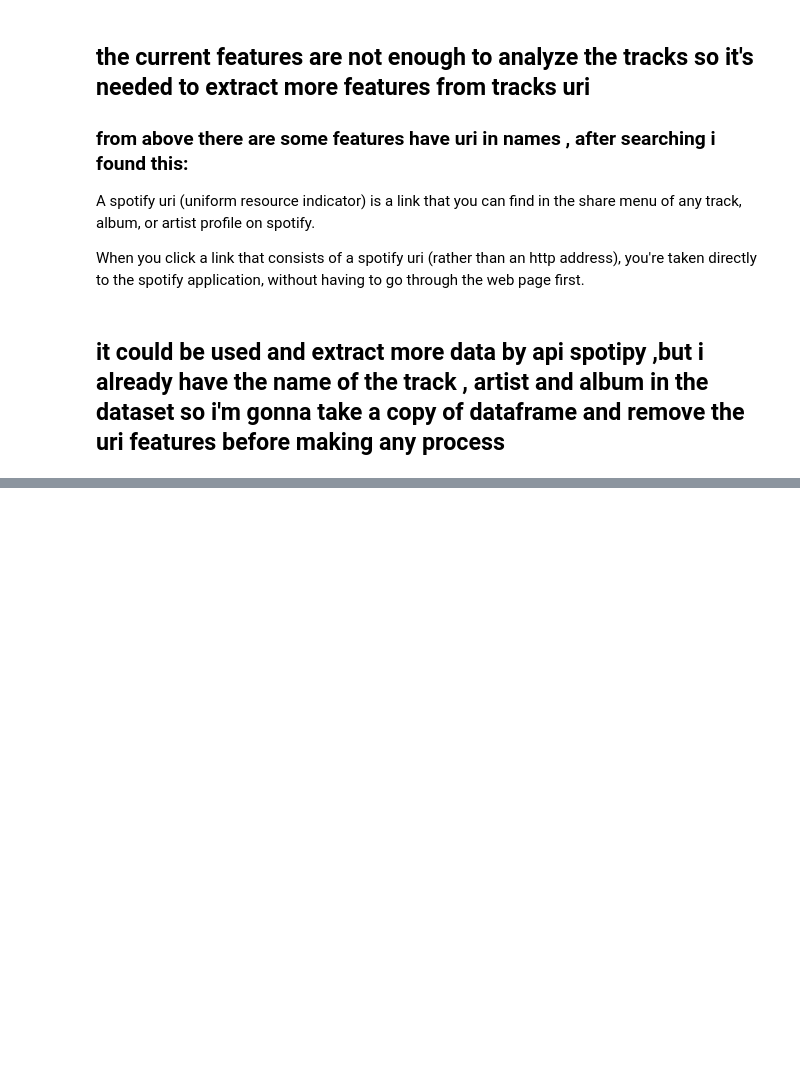
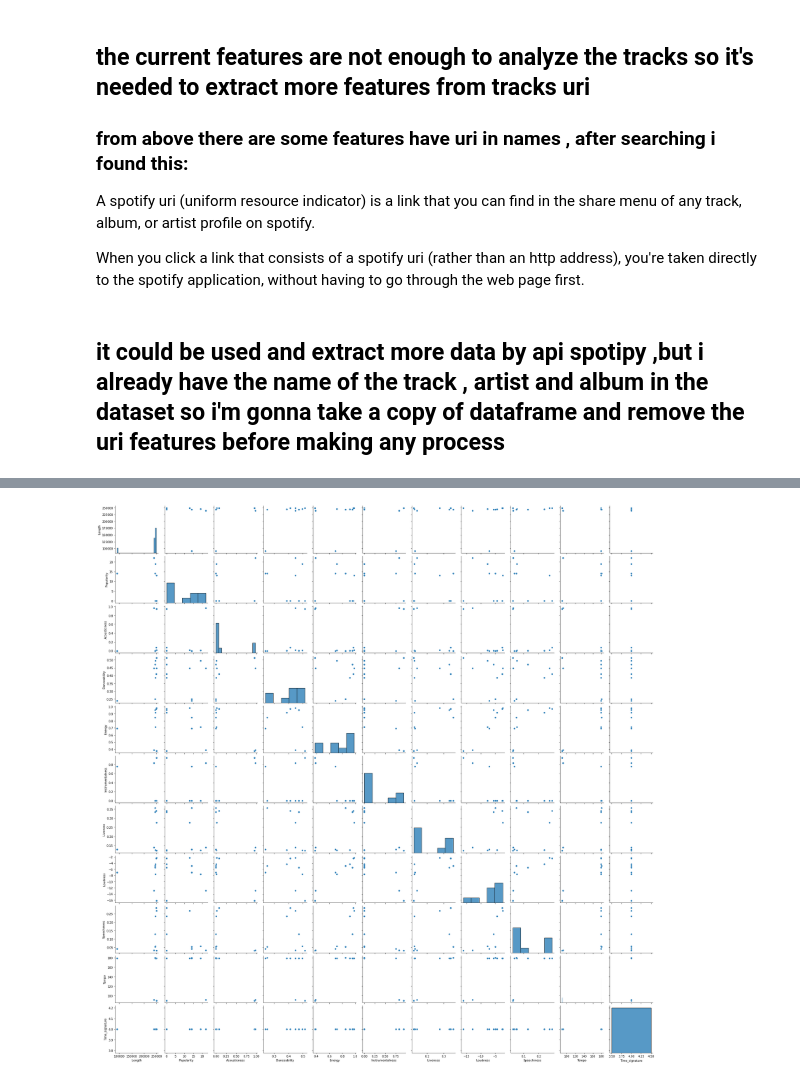
Before and after one commit to KHANmdAFFAN/Data_science, a Jupyter notebook: spotify_recomendation_system_.ipynb, the cells around one changed output, grey strips where cells are left out. Cells and saved outputs as stored; diff of their text form; code cells hidden in the pictures; blank space fills up the shorter version.

```diff
--- a/spotify_recomendation_system_.ipynb
+++ b/spotify_recomendation_system_.ipynb
@@ -92,0 +354,5 @@ df['track_uri']= df["track_uri"].apply(lambda x: re.findall(r'\w+$', str(x))[0])
+# %%
+one_track = pd.DataFrame(track).T.values.tolist()
+columns = ['Name', 'Album', 'Artist', 'Release_date', 'Length', 'Popularity', 'Acousticness', 'Danceability', 'Energy', 'Instrumentalness', 'Liveness', 'Loudness', 'Speechiness', 'Tempo', 'Time_signature']
+df_final = pd.DataFrame(one_track, columns=columns)
+df_final
@@ -92,0 +364,12 @@ df['track_uri']= df["track_uri"].apply(lambda x: re.findall(r'\w+$', str(x))[0])
+# %%
+def getTrackIDs(user, playlist_id): # get all track ids of specific playlist
+    track_ids = []
+    playlist = sp.user_playlist(user, playlist_id)
+    for item in playlist['tracks']['items']:
+        track = item['track']
+        track_ids.append(track['id'])
+    return track_ids
+# %%
+track_ids = getTrackIDs('spotify', '0P9T607jwhVujYSs14oXNJ') # 0P9T607jwhVujYSs14oXNJ is sao playlist
+print(len(track_ids))
+print(track_ids)
@@ -92,0 +418,10 @@ df['track_uri']= df["track_uri"].apply(lambda x: re.findall(r'\w+$', str(x))[0])
+# %%
+# get tracks info
+track_list = []
+for i in range(len(track_ids)):
+    time.sleep(0.3) # 0.3 seconds to prevent many requests at same time
+    track_data = getTrackFeatures(track_ids[i])
+    track_list.append(track_data)
+
+df_new = pd.DataFrame(track_list, columns=columns)
+df_new
@@ -92,0 +486,5 @@ df['track_uri']= df["track_uri"].apply(lambda x: re.findall(r'\w+$', str(x))[0])
+# %%
+sns.pairplot(df_new)
+plt.show()
+# %% [output]
+[figure, added]
```
Also changed, not shown: parts of 26 cells of this notebook.
